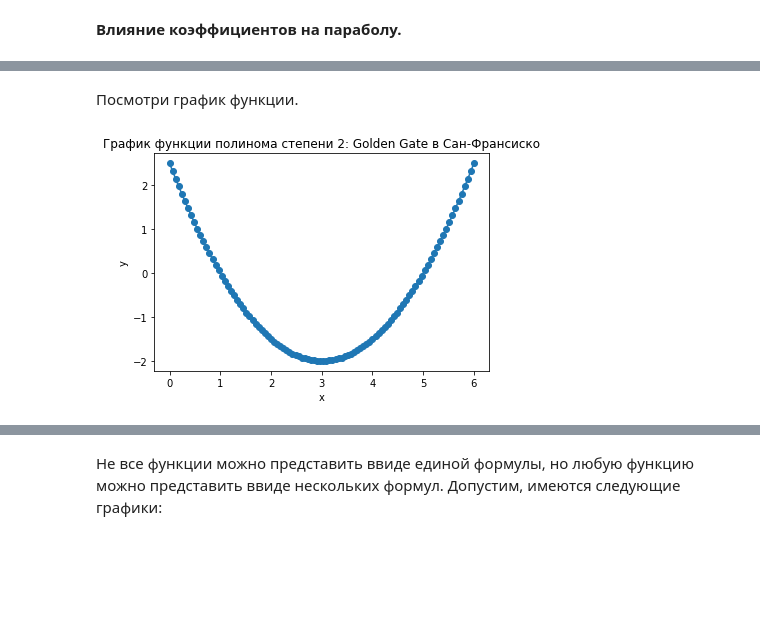
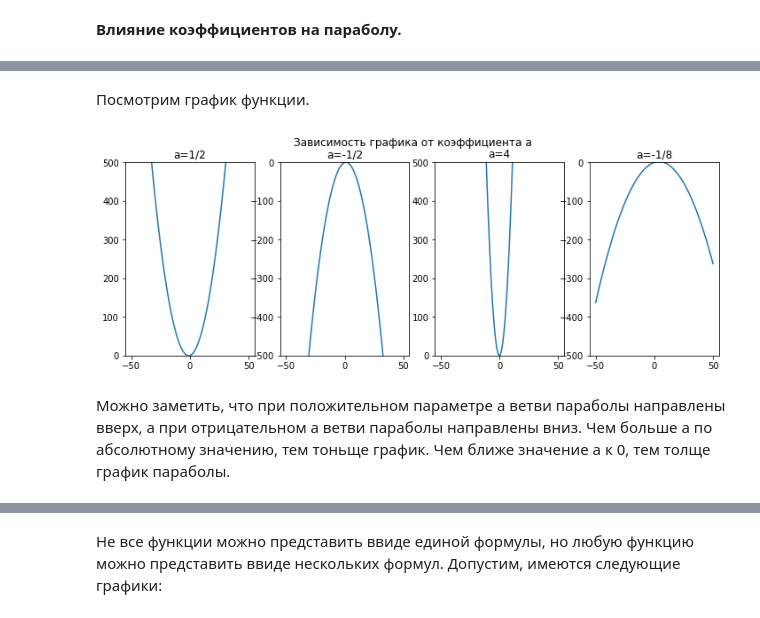
Before and after one commit to edwardwerner/math_netology, a Jupyter notebook: lecture_1.ipynb, the cells around one changed output, grey strips where cells are left out. Cells and saved outputs as stored; diff of their text form; code cells hidden in the pictures; blank space fills up the shorter version.

```diff
--- a/lecture_1.ipynb
+++ b/lecture_1.ipynb
@@ -198,17 +198,37 @@ plt.show()
 # %% [markdown]
-Посмотри график функции.
+Посмотрим график функции.
 # %%
-def polynom_(x):
-  y = 1/2*x*x - 3*x + 5/2
+def polynom_(x, a):
+  y = a*x*x  + x + 0
   return y
-# %%
-x1 = np.linspace(0, 6, 100)
-y1 = [polynom_(x1[i]) for i in range(len(x1))]
-plt.plot(x1, y1, '-o')
-plt.title('График функции полинома степени 2: Golden Gate в Сан-Франсиско')
-plt.ylabel('y')
-plt.xlabel('x')
-
-plt.show()
-# %% [output]
-[figure, removed]
+# %%
+x1 = np.linspace(-50, 50, 100)
+y1 = [polynom_(x1[i], 1/2) for i in range(len(x1))]
+y2 = [polynom_(x1[i], -1/2) for i in range(len(x1))]
+y3 = [polynom_(x1[i], 4) for i in range(len(x1))]
+y4 = [polynom_(x1[i], -1/8) for i in range(len(x1))]
+# %%
+plt.figure(figsize=(12, 4))
+
+plt.subplot(141)
+plt.plot(x1,y1)
+plt.ylim(0, 500)
+plt.title('a=1/2')
+plt.subplot(142)
+plt.plot(x1,y2)
+plt.ylim(-500, 0)
+plt.title('a=-1/2')
+plt.subplot(143)
+plt.plot(x1,y3)
+plt.ylim(0, 500)
+plt.title('a=4')
+plt.subplot(144)
+plt.plot(x1,y4)
+plt.ylim(-500, 0)
+plt.title('a=-1/8')
+plt.suptitle('Зависимость графика от коэффициента a')
+plt.show()
+# %% [output]
+[figure, added]
+# %% [markdown]
+Можно заметить, что при положительном параметре a ветви параболы направлены вверх, а при отрицательном a ветви параболы направлены вниз. Чем больше a по абсолютному значению, тем тоньще график. Чем ближе значение a к 0, тем толще график параболы.
```
Also changed, not shown: parts of 8 cells of this notebook.
